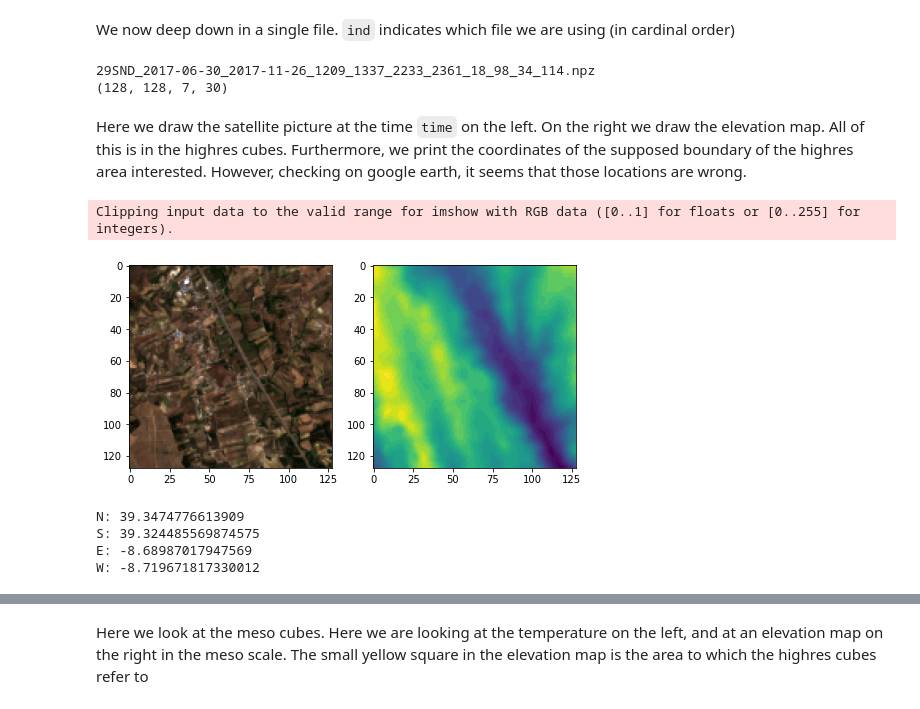
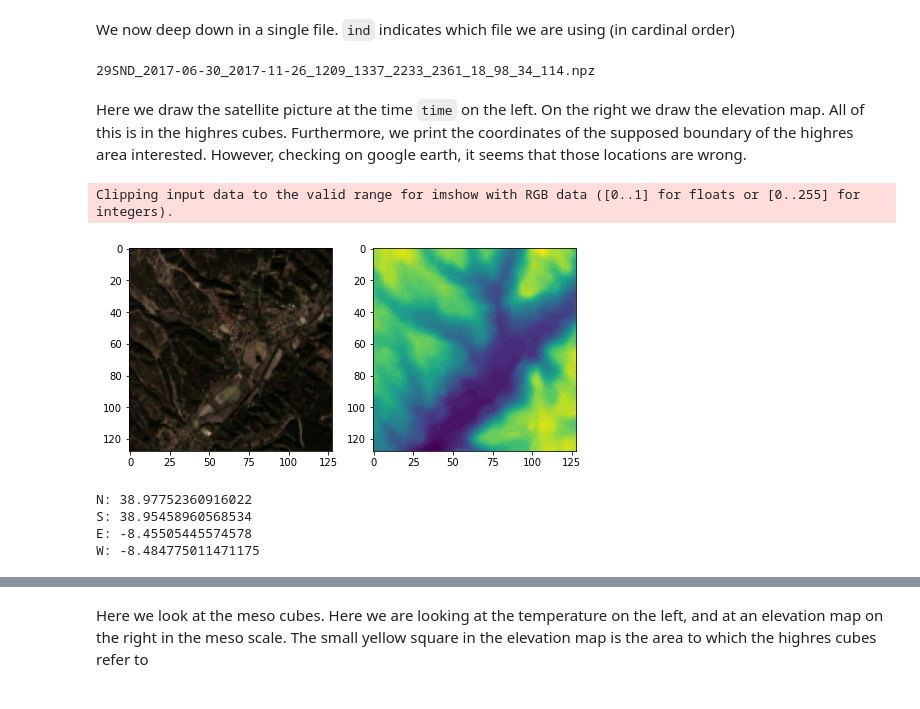
Before and after one commit to rudolfwilliam/satellite_image_forecasting, a Jupyter notebook: demos/data_observation_demo.ipynb, the cells around one changed output, grey strips where cells are left out. Cells and saved outputs as stored; diff of their text form; code cells hidden in the pictures.

```diff
--- a/demos/data_observation_demo.ipynb
+++ b/demos/data_observation_demo.ipynb
@@ -64,7 +64,7 @@ en.get_coords_from_tile("29SND")
 We now deep down in a single file. `ind` indicates which file we are using (in cardinal order)
 # %%
 # single file
-ind = 0
+ind = 2
 print(filenames[0])
 sample = np.load(context + filenames[ind])
 hrd = sample['highresdynamic']
@@ -75,32 +75,31 @@ hrs = sample["highresstatic"]
 ms = sample["mesostatic"]
 # %% [output]
 29SND_2017-06-30_2017-11-26_1209_1337_2233_2361_18_98_34_114.npz
-(128, 128, 7, 30)
 # %% [markdown]
 Here we draw the satellite picture at the time `time` on the left. On the right we draw the elevation map. All of this is in the highres cubes. Furthermore, we print the coordinates of the supposed boundary of the highres area interested. However, checking on google earth, it seems that those locations are wrong.
 # %%
-time = 4
+time = -2
 pic = np.flip(hrd[:,:,:3,time].astype(float),2)*2 #Times 2 makes it lighter
 fig, axs = plt.subplots(nrows=1,ncols = 2)
 fig.set_size_inches(8,4)
 axs[0].imshow(pic)
 axs[1].imshow(hrs.astype(float))
 cord = en.get_coords_from_cube(filenames[ind], return_meso=True)
 #print(str(cord[1]) +','+ str(cord[0]))
 #print(str(cord[3]) +','+ str(cord[2]))
 plt.show()
 
 print("N: " + str(cord[3]))
 print("S: " + str(cord[1]))
 print("E: " + str(cord[2]))
 print("W: " + str(cord[0]))
 # %% [output]
 Clipping input data to the valid range for imshow with RGB data ([0..1] for floats or [0..255] for integers).
-[figure, old version]
+[figure, new version]
-N: 39.3474776613909
-S: 39.324485569874575
-E: -8.68987017947569
-W: -8.719671817330012
+N: 38.97752360916022
+S: 38.95458960568534
+E: -8.45505445574578
+W: -8.484775011471175
 # %%
 def last_frame(cube, mask_channel = 4):
     # Note that by default the last channel will be the mask
```
Also changed, not shown: parts of 2 cells of this notebook, 6 other files.
